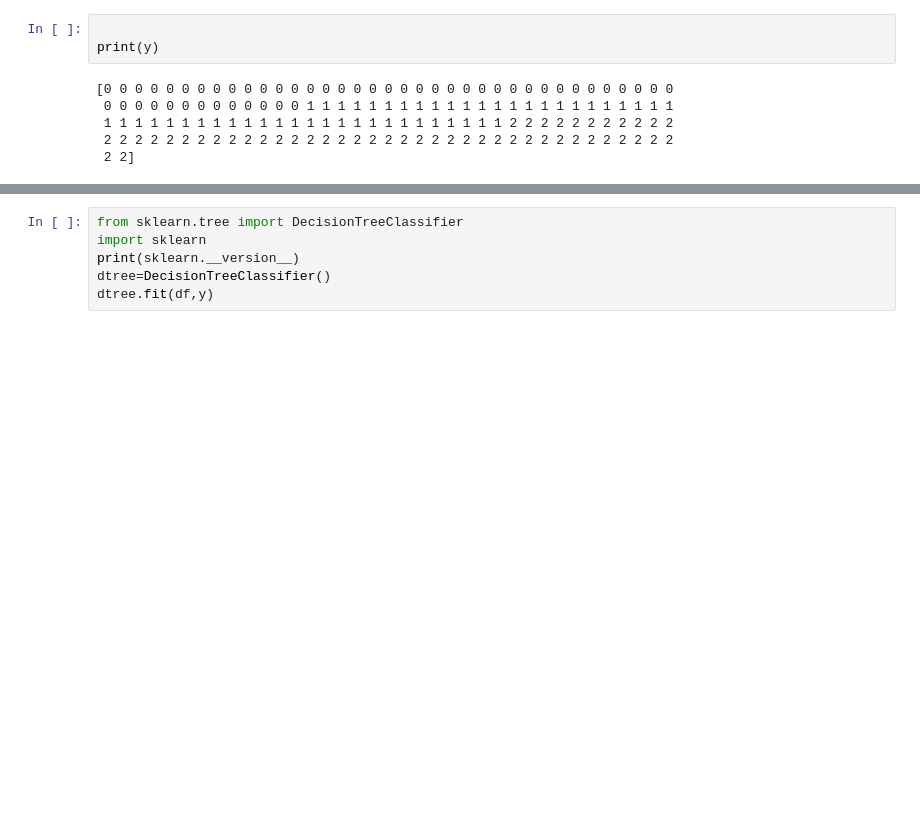
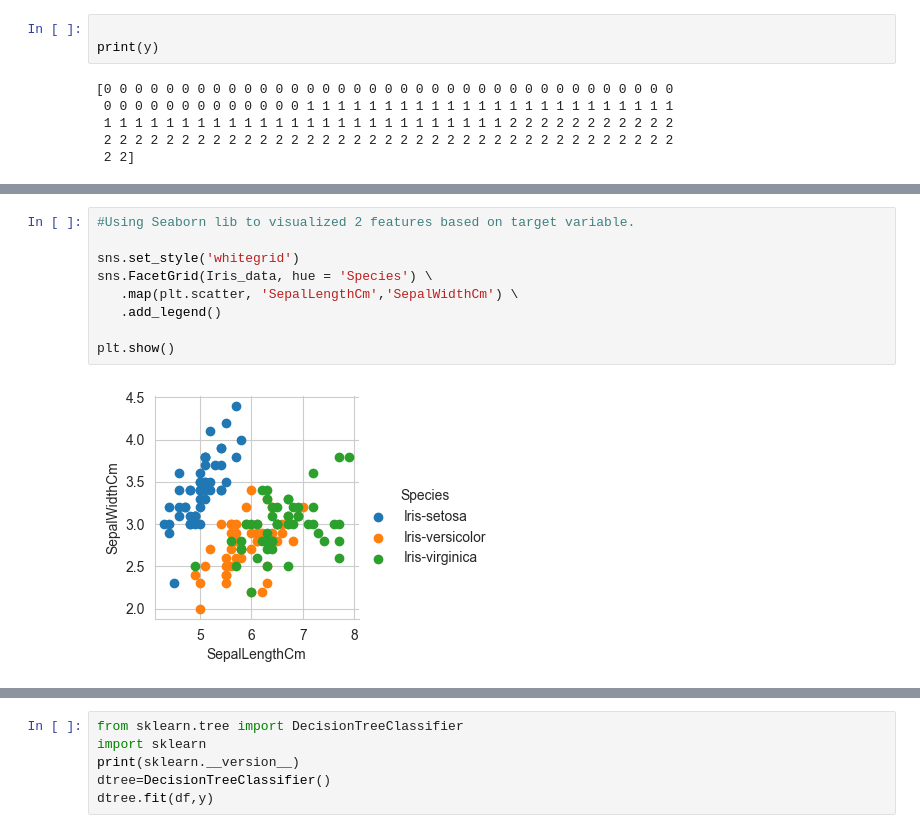
Before and after one commit to ShraddhaLokhande03/LetsGRowMore, a Jupyter notebook: decision_tree/decision_tree_iris.ipynb, the cells around one changed output, grey strips where cells are left out. Saved outputs shown, nothing was run; the diff lists cells and outputs as text; blank space fills up the shorter version.

```diff
--- a/decision_tree/decision_tree_iris.ipynb
+++ b/decision_tree/decision_tree_iris.ipynb
@@ -36,0 +52,11 @@ print(x)
+# %%
+#Using Seaborn lib to visualized 2 features based on target variable.
+
+sns.set_style('whitegrid')
+sns.FacetGrid(Iris_data, hue = 'Species') \
+   .map(plt.scatter, 'SepalLengthCm','SepalWidthCm') \
+   .add_legend()
+
+plt.show()
+# %% [output]
+[figure, added]
```
Also changed, not shown: parts of 8 cells of this notebook.
